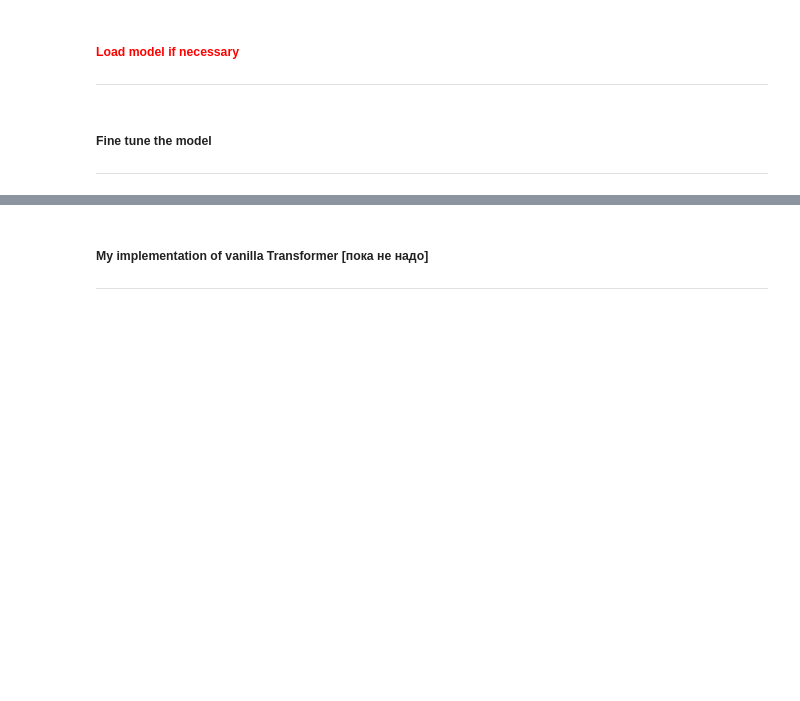
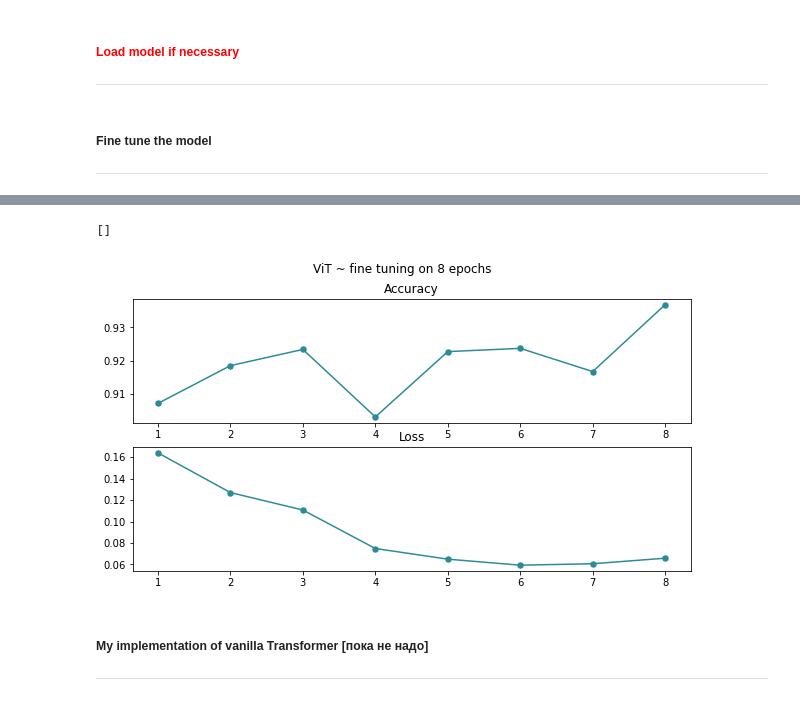
Before and after one commit to me0em/letter_b_planes, a Jupyter notebook: transformer.ipynb, the cells around one changed output, grey strips where cells are left out. Drawn from its saved outputs; the diff is of its cells as text; code cells hidden in the pictures; blank space fills up the shorter version.

Commit message:
Add plots

```diff
--- a/transformer.ipynb
+++ b/transformer.ipynb
@@ -27,7 +28,7 @@ torch.manual_seed(42)
 Если обучаешь эту модель с нуля, то расскоменть все строчки в ячейке ниже и не выполняй ячейку с _Load model if necessary_. Если хочешь загрузить модель из пикля, то закомменть `model = ViTForImageClass` и не выполняй ячейку _Replace the latest feed-forward layer_
 # %%
 feature_extractor = ViTFeatureExtractor.from_pretrained('google/vit-base-patch16-224')
-# model = ViTForImageClassification.from_pretrained('google/vit-base-patch16-224')
+model = ViTForImageClassification.from_pretrained('google/vit-base-patch16-224')
 # %%
 model_parameters = filter(lambda p: p.requires_grad, model.parameters())
 params = sum([np.prod(p.size()) for p in model_parameters])
@@ -57,7 +58,7 @@ with open("fine_tuned_transformer_20epo", "rb") as bfile:
 # %%
 distance = nn.MSELoss()
 optimizer = torch.optim.Adam(model.parameters(), lr=1e-3)
-num_epochs = 1
+num_epochs = 8
 batch_size = 8
 
 device = torch.device('cuda' if torch.cuda.is_available() else 'cpu')
@@ -140,9 +139,9 @@ for epoch in range(num_epochs):
     loss_dict[epoch+1] = np.mean(loss_train_accumulator)
     accuracy_dict[epoch+1] = predict(model, test, batch_size)
 
-    # save the model every 5 epoch
-    if epoch % 5 == 0 and epoch != 0:
-        with open(f"fine_tuned_transformer_epoch{ind}", "wb") as bfile:
+    # save the model every 2 epoch
+    if epoch % 2 == 0 and epoch != 0:
+        with open(f"fine_tuned_transformer_epoch{epoch}", "wb") as bfile:
             pickle.dump(model, bfile)
 
     print('epoch [{}/{}], loss: {:.5f}'.format(epoch+1, num_epochs, np.mean(loss_train_accumulator)))
@@ -156,0 +179,17 @@ accuracy_dict, loss_dict
+# %%
+fig = plt.figure(figsize=(10,5))
+fig.suptitle(f"ViT ~ fine tuning on {num_epochs} epochs")
+ax1 = plt.subplot(211)
+ax2 = plt.subplot(212)
+ax1.title.set_text("Accuracy")
+ax2.title.set_text("Loss")
+
+sns.scatterplot(data=accuracy_dict, ax=ax1, color="#2C8B96", s=50)
+sns.lineplot(data=accuracy_dict, ax=ax1, color="#2C8B96")
+sns.scatterplot(data=loss_dict, ax=ax2, color="#2C8B96", s=50)
+sns.lineplot(data=loss_dict, ax=ax2, color="#2C8B96")
+
+plt.plot()
+# %% [output]
+[]
+[figure, added]
```
Also changed, not shown: parts of 5 cells of this notebook.
